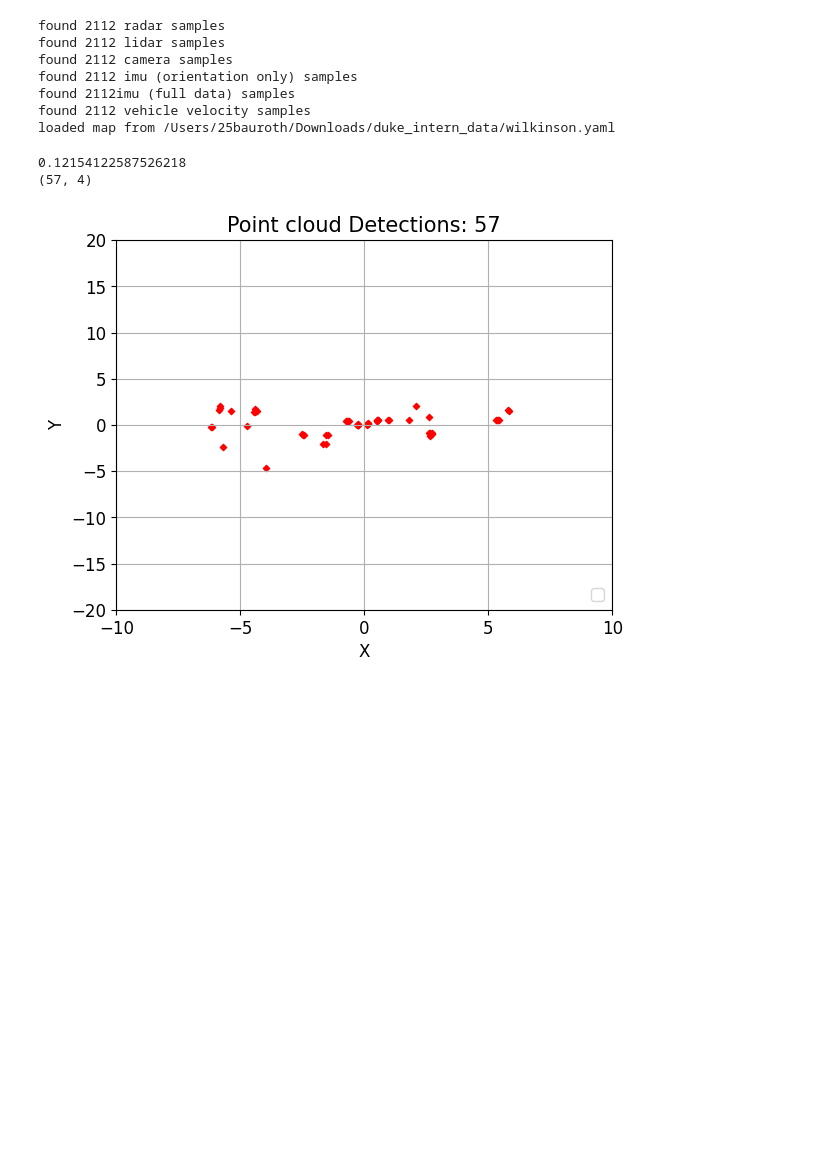
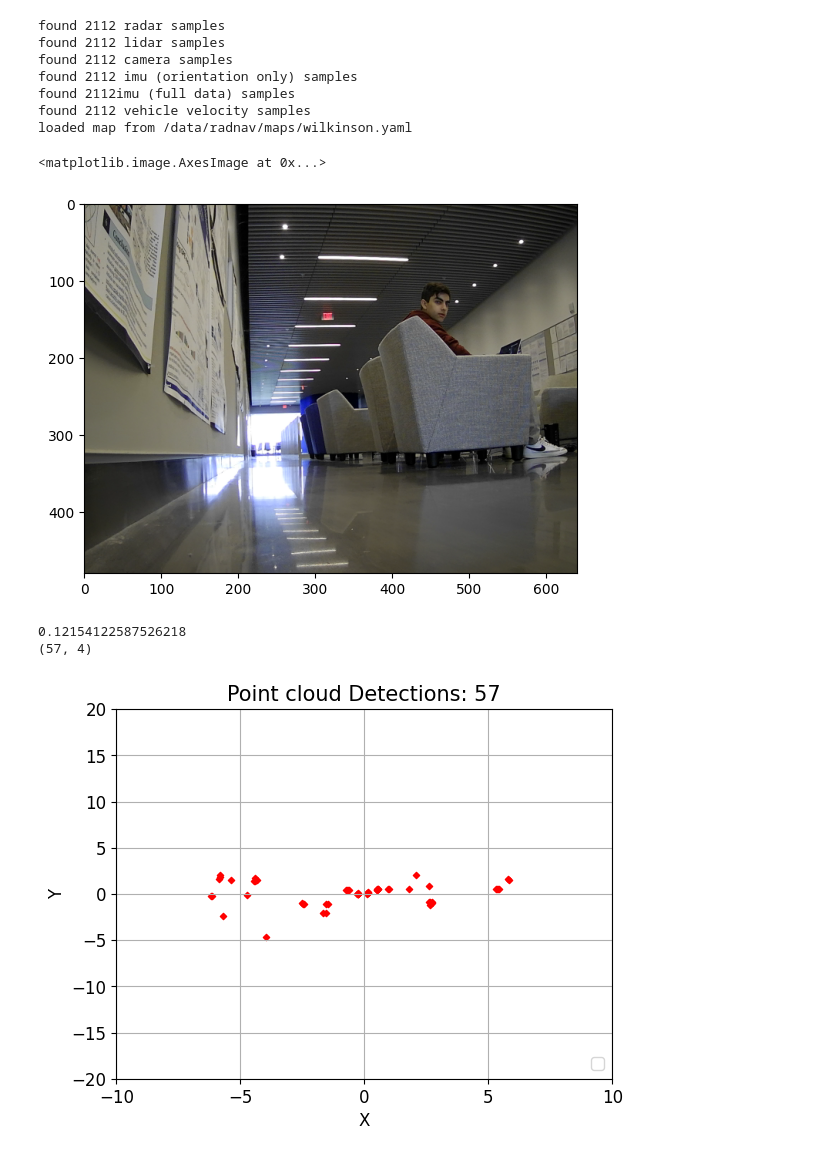
Before and after one commit to davidmhunt/odometry, a Jupyter notebook: notebooks/test_vel_filtering.ipynb, the cells around one changed output. Cells and saved outputs as stored; diff of their text form; code cells hidden in the pictures; blank space fills up the shorter version.

Commit message:
camera frames viewing+pathc hanges

```diff
--- a/notebooks/test_vel_filtering.ipynb
+++ b/notebooks/test_vel_filtering.ipynb
@@ -11,7 +11,7 @@ from odometry.plotting.plotter_localization import PlotterLocalization
 from odometry.point_cloud_processing.vel_filtering import VelFiltering
 # %%
 dataset = radnavDS(
-    dataset_path="/Users/25bauroth/Downloads/duke_intern_data/WILK_SPEED_1",
+    dataset_path="/data/radnav/rad_nav_filter_experiments/WILK_SPEED_1",
     radar_folder="radar_combined",
     lidar_folder="lidar",
     camera_folder="camera",
@@ -21,7 +21,7 @@ dataset = radnavDS(
 )
 
 map_handler = MapHandler(
-    maps_folder="/Users/25bauroth/Downloads/duke_intern_data",
+    maps_folder="/data/radnav/maps",
     map_file="wilkinson.yaml"
 )
 
@@ -33,7 +33,13 @@ found 2112 camera samples
 found 2112 imu (orientation only) samples
 found 2112imu (full data) samples
 found 2112 vehicle velocity samples
-loaded map from /Users/25bauroth/Downloads/duke_intern_data/wilkinson.yaml
+loaded map from /data/radnav/maps/wilkinson.yaml
+# %%
+idx = 200
+plt.imshow(dataset.get_camera_frame(idx))
+# %% [output]
+<matplotlib.image.AxesImage at 0x...>
+[figure, added]
 # %%
 idx = 200
 
```
